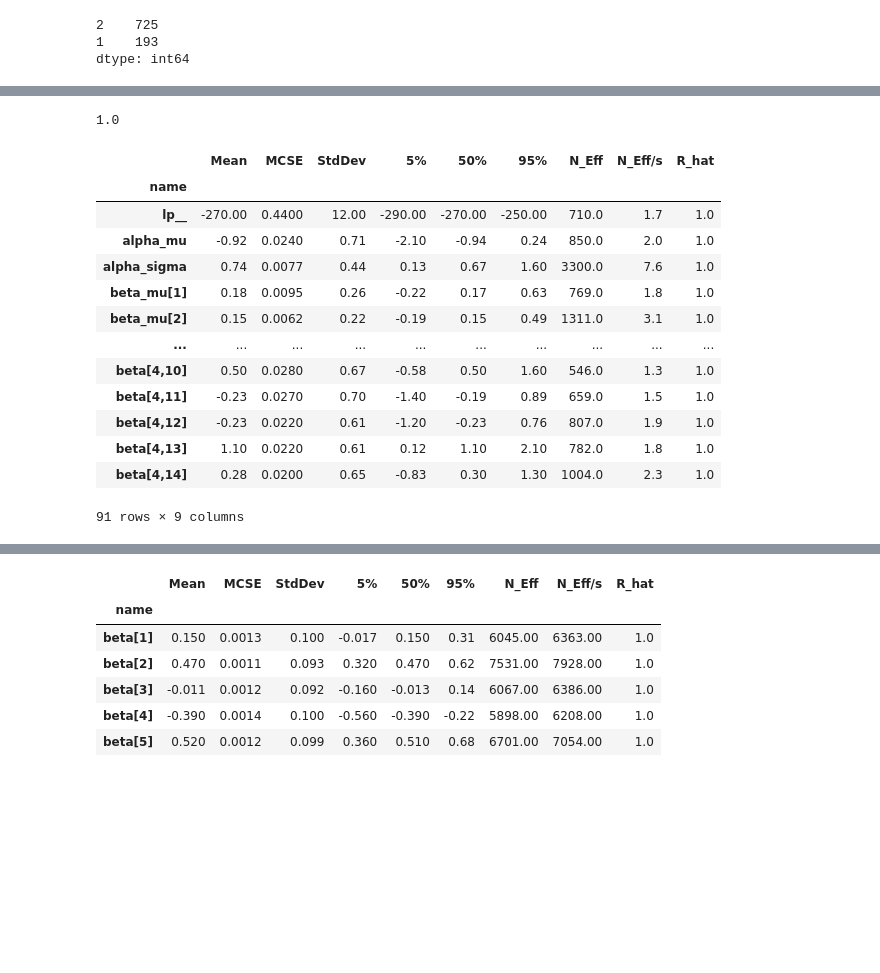
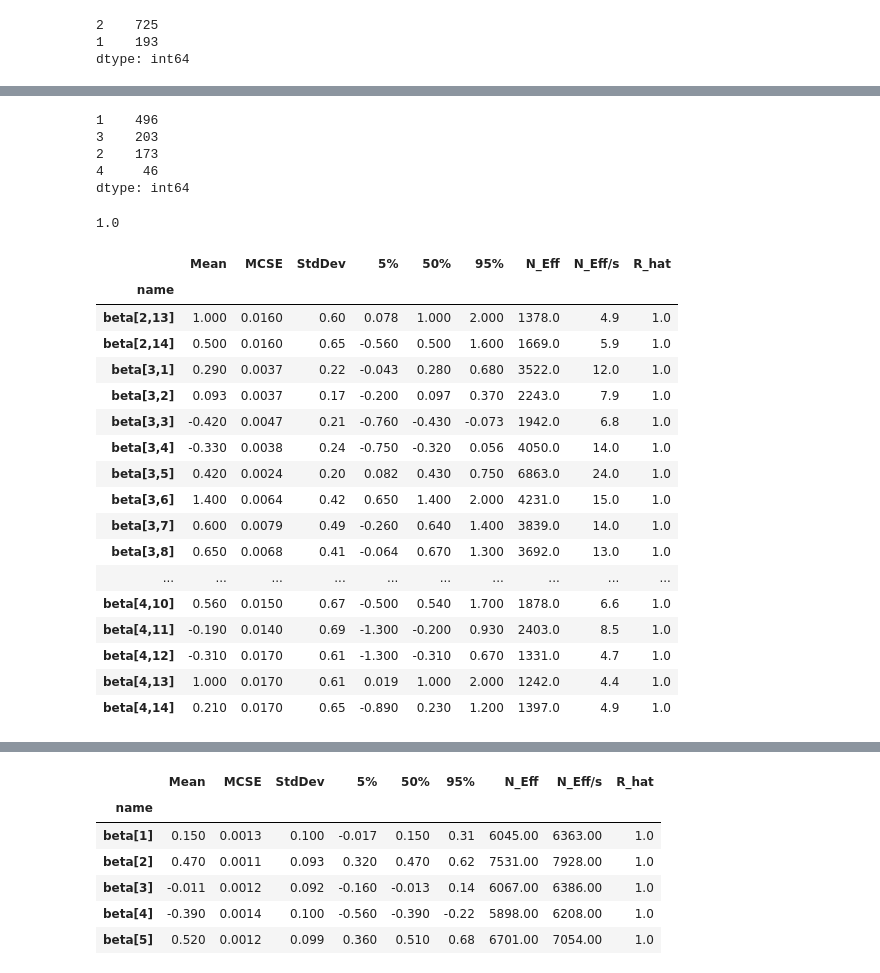
Before and after one commit to Elias-YJ/BDA_project, a Jupyter notebook: test.ipynb, the cells around one changed output, grey strips where cells are left out. Drawn from its saved outputs; the diff is of its cells as text; code cells hidden in the pictures; blank space fills up the shorter version.

```diff
--- a/test.ipynb
+++ b/test.ipynb
@@ -182,22 +181,34 @@ INFO:cmdstanpy:compiler options: stanc_options={}, cpp_options={'STAN_THREADS':
 INFO:cmdstanpy:compiled model file: /Users/leevi/repos/bda-project/modelling/stan_models/hierarchical_v5
+# %%
+hier_data['gj'].value_counts()
+# %% [output]
+1    496
+3    203
+2    173
+4     46
+dtype: int64
 # %%
 hier_summary['R_hat'].max()
 # %% [output]
 1.0
 # %%
-hier_summary
+hier_summary.tail(30)
 # %% [output]
 |  | Mean | MCSE | StdDev | 5% | 50% | 95% | N_Eff | N_Eff/s | R_hat |
 | name |  |  |  |  |  |  |  |  |  |
-| lp__ | -270.00 | 0.4400 | 12.00 | -290.00 | -270.00 | -250.00 | 710.0 | 1.7 | 1.0 |
-| alpha_mu | -0.92 | 0.0240 | 0.71 | -2.10 | -0.94 | 0.24 | 850.0 | 2.0 | 1.0 |
-| alpha_sigma | 0.74 | 0.0077 | 0.44 | 0.13 | 0.67 | 1.60 | 3300.0 | 7.6 | 1.0 |
-| beta_mu[1] | 0.18 | 0.0095 | 0.26 | -0.22 | 0.17 | 0.63 | 769.0 | 1.8 | 1.0 |
-| beta_mu[2] | 0.15 | 0.0062 | 0.22 | -0.19 | 0.15 | 0.49 | 1311.0 | 3.1 | 1.0 |
+| beta[2,13] | 1.000 | 0.0160 | 0.60 | 0.078 | 1.000 | 2.000 | 1378.0 | 4.9 | 1.0 |
+| beta[2,14] | 0.500 | 0.0160 | 0.65 | -0.560 | 0.500 | 1.600 | 1669.0 | 5.9 | 1.0 |
+| beta[3,1] | 0.290 | 0.0037 | 0.22 | -0.043 | 0.280 | 0.680 | 3522.0 | 12.0 | 1.0 |
+| beta[3,2] | 0.093 | 0.0037 | 0.17 | -0.200 | 0.097 | 0.370 | 2243.0 | 7.9 | 1.0 |
+| beta[3,3] | -0.420 | 0.0047 | 0.21 | -0.760 | -0.430 | -0.073 | 1942.0 | 6.8 | 1.0 |
+| beta[3,4] | -0.330 | 0.0038 | 0.24 | -0.750 | -0.320 | 0.056 | 4050.0 | 14.0 | 1.0 |
+| beta[3,5] | 0.420 | 0.0024 | 0.20 | 0.082 | 0.430 | 0.750 | 6863.0 | 24.0 | 1.0 |
+| beta[3,6] | 1.400 | 0.0064 | 0.42 | 0.650 | 1.400 | 2.000 | 4231.0 | 15.0 | 1.0 |
+| beta[3,7] | 0.600 | 0.0079 | 0.49 | -0.260 | 0.640 | 1.400 | 3839.0 | 14.0 | 1.0 |
+| beta[3,8] | 0.650 | 0.0068 | 0.41 | -0.064 | 0.670 | 1.300 | 3692.0 | 13.0 | 1.0 |
 | ... | ... | ... | ... | ... | ... | ... | ... | ... | ... |
-| beta[4,10] | 0.50 | 0.0280 | 0.67 | -0.58 | 0.50 | 1.60 | 546.0 | 1.3 | 1.0 |
-| beta[4,11] | -0.23 | 0.0270 | 0.70 | -1.40 | -0.19 | 0.89 | 659.0 | 1.5 | 1.0 |
-| beta[4,12] | -0.23 | 0.0220 | 0.61 | -1.20 | -0.23 | 0.76 | 807.0 | 1.9 | 1.0 |
-| beta[4,13] | 1.10 | 0.0220 | 0.61 | 0.12 | 1.10 | 2.10 | 782.0 | 1.8 | 1.0 |
-| beta[4,14] | 0.28 | 0.0200 | 0.65 | -0.83 | 0.30 | 1.30 | 1004.0 | 2.3 | 1.0 |
+| beta[4,10] | 0.560 | 0.0150 | 0.67 | -0.500 | 0.540 | 1.700 | 1878.0 | 6.6 | 1.0 |
+| beta[4,11] | -0.190 | 0.0140 | 0.69 | -1.300 | -0.200 | 0.930 | 2403.0 | 8.5 | 1.0 |
+| beta[4,12] | -0.310 | 0.0170 | 0.61 | -1.300 | -0.310 | 0.670 | 1331.0 | 4.7 | 1.0 |
+| beta[4,13] | 1.000 | 0.0170 | 0.61 | 0.019 | 1.000 | 2.000 | 1242.0 | 4.4 | 1.0 |
+| beta[4,14] | 0.210 | 0.0170 | 0.65 | -0.890 | 0.230 | 1.200 | 1397.0 | 4.9 | 1.0 |
-91 rows × 9 columns
```
Also changed, not shown: parts of 4 cells of this notebook, 1 other file.
